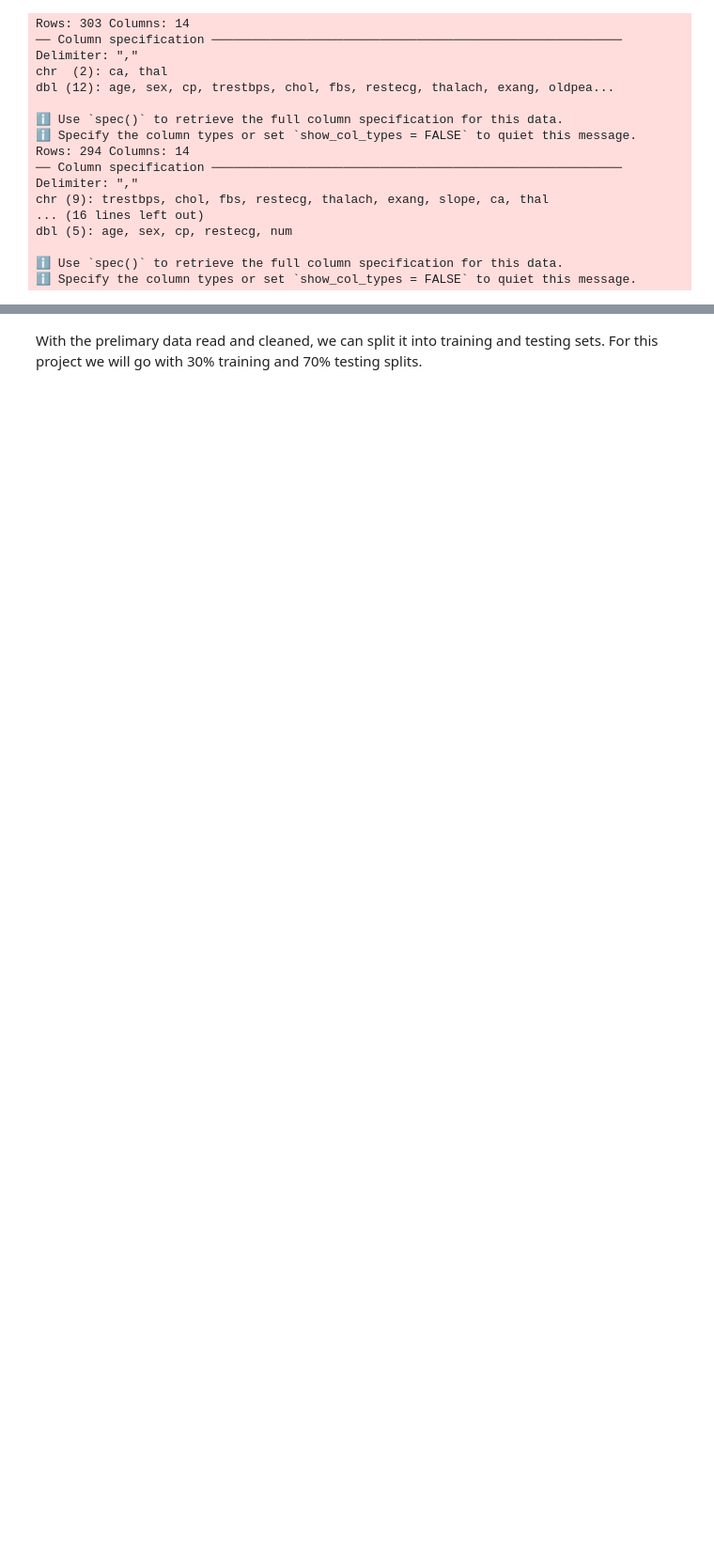
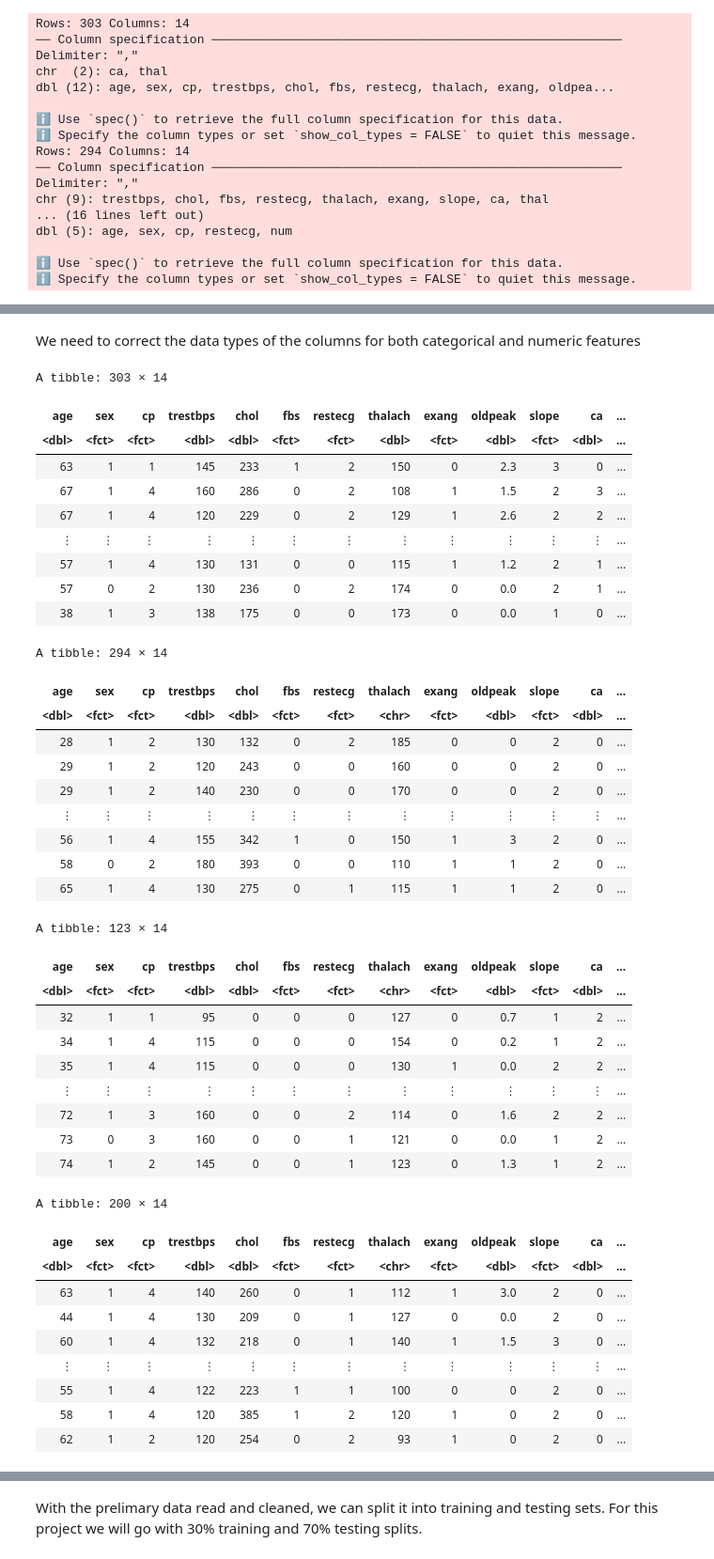
Before and after one commit to Oscar-Yik/dsci-100-project, a Jupyter notebook: DSCI 100 Project Proposal.ipynb, the cells around one changed output, grey strips where cells are left out. Shown at 94% size. Drawn from its saved outputs; the diff is of its cells as text; code cells hidden in the pictures; blank space fills up the shorter version.

```diff
--- a/DSCI 100 Project Proposal.ipynb
+++ b/DSCI 100 Project Proposal.ipynb
@@ -72,0 +165,70 @@ We also want to get rid of missing values in the data so our models don't fail
+# %% [markdown]
+We need to correct the data types of the columns for both categorical and numeric features
+# %%
+# Factor: sex, cp, fbs, restecg, exang, slope, thal, num
+correct_types <- function(data) {
+    result <- data |>
+        mutate(sex = as_factor(sex)) |>
+        mutate(cp = as_factor(cp)) |>
+        mutate(fbs = as_factor(fbs)) |>
+        mutate(restecg = as_factor(restecg)) |>
+        mutate(exang = as_factor(exang)) |>
+        mutate(slope = as_factor(slope)) |>
+        mutate(thal = as_factor(thal)) |>
+        mutate(ca = as.numeric(ca)) |>
+        mutate(age = as.numeric(age)) |>
+        mutate(trestbps = as.numeric(trestbps)) |>
+        mutate(chol = as.numeric(chol)) |>
+        mutate(oldpeak = as.numeric(oldpeak))
+    return(result)
+}
+
+heart_disease_C <- correct_types(heart_disease_C)
+heart_disease_H <- correct_types(heart_disease_H)
+heart_disease_S <- correct_types(heart_disease_S)
+heart_disease_V <- correct_types(heart_disease_V)
+heart_disease_C
+heart_disease_H
+heart_disease_S
+heart_disease_V
+# %% [output]
+A tibble: 303 × 14
+| age | sex | cp | trestbps | chol | fbs | restecg | thalach | exang | oldpeak | slope | ca | ... |
+| <dbl> | <fct> | <fct> | <dbl> | <dbl> | <fct> | <fct> | <dbl> | <fct> | <dbl> | <fct> | <dbl> | ... |
+| 63 | 1 | 1 | 145 | 233 | 1 | 2 | 150 | 0 | 2.3 | 3 | 0 | ... |
+| 67 | 1 | 4 | 160 | 286 | 0 | 2 | 108 | 1 | 1.5 | 2 | 3 | ... |
+| 67 | 1 | 4 | 120 | 229 | 0 | 2 | 129 | 1 | 2.6 | 2 | 2 | ... |
+| ⋮ | ⋮ | ⋮ | ⋮ | ⋮ | ⋮ | ⋮ | ⋮ | ⋮ | ⋮ | ⋮ | ⋮ | ... |
+| 57 | 1 | 4 | 130 | 131 | 0 | 0 | 115 | 1 | 1.2 | 2 | 1 | ... |
+| 57 | 0 | 2 | 130 | 236 | 0 | 2 | 174 | 0 | 0.0 | 2 | 1 | ... |
+| 38 | 1 | 3 | 138 | 175 | 0 | 0 | 173 | 0 | 0.0 | 1 | 0 | ... |
+A tibble: 294 × 14
+| age | sex | cp | trestbps | chol | fbs | restecg | thalach | exang | oldpeak | slope | ca | ... |
+| <dbl> | <fct> | <fct> | <dbl> | <dbl> | <fct> | <fct> | <chr> | <fct> | <dbl> | <fct> | <dbl> | ... |
+| 28 | 1 | 2 | 130 | 132 | 0 | 2 | 185 | 0 | 0 | 2 | 0 | ... |
+| 29 | 1 | 2 | 120 | 243 | 0 | 0 | 160 | 0 | 0 | 2 | 0 | ... |
+| 29 | 1 | 2 | 140 | 230 | 0 | 0 | 170 | 0 | 0 | 2 | 0 | ... |
+| ⋮ | ⋮ | ⋮ | ⋮ | ⋮ | ⋮ | ⋮ | ⋮ | ⋮ | ⋮ | ⋮ | ⋮ | ... |
+| 56 | 1 | 4 | 155 | 342 | 1 | 0 | 150 | 1 | 3 | 2 | 0 | ... |
+| 58 | 0 | 2 | 180 | 393 | 0 | 0 | 110 | 1 | 1 | 2 | 0 | ... |
+| 65 | 1 | 4 | 130 | 275 | 0 | 1 | 115 | 1 | 1 | 2 | 0 | ... |
+A tibble: 123 × 14
+| age | sex | cp | trestbps | chol | fbs | restecg | thalach | exang | oldpeak | slope | ca | ... |
+| <dbl> | <fct> | <fct> | <dbl> | <dbl> | <fct> | <fct> | <chr> | <fct> | <dbl> | <fct> | <dbl> | ... |
+| 32 | 1 | 1 | 95 | 0 | 0 | 0 | 127 | 0 | 0.7 | 1 | 2 | ... |
+| 34 | 1 | 4 | 115 | 0 | 0 | 0 | 154 | 0 | 0.2 | 1 | 2 | ... |
+| 35 | 1 | 4 | 115 | 0 | 0 | 0 | 130 | 1 | 0.0 | 2 | 2 | ... |
+| ⋮ | ⋮ | ⋮ | ⋮ | ⋮ | ⋮ | ⋮ | ⋮ | ⋮ | ⋮ | ⋮ | ⋮ | ... |
+| 72 | 1 | 3 | 160 | 0 | 0 | 2 | 114 | 0 | 1.6 | 2 | 2 | ... |
+| 73 | 0 | 3 | 160 | 0 | 0 | 1 | 121 | 0 | 0.0 | 1 | 2 | ... |
+| 74 | 1 | 2 | 145 | 0 | 0 | 1 | 123 | 0 | 1.3 | 1 | 2 | ... |
+A tibble: 200 × 14
+| age | sex | cp | trestbps | chol | fbs | restecg | thalach | exang | oldpeak | slope | ca | ... |
+| <dbl> | <fct> | <fct> | <dbl> | <dbl> | <fct> | <fct> | <chr> | <fct> | <dbl> | <fct> | <dbl> | ... |
+| 63 | 1 | 4 | 140 | 260 | 0 | 1 | 112 | 1 | 3.0 | 2 | 0 | ... |
+| 44 | 1 | 4 | 130 | 209 | 0 | 1 | 127 | 0 | 0.0 | 2 | 0 | ... |
+| 60 | 1 | 4 | 132 | 218 | 0 | 1 | 140 | 1 | 1.5 | 3 | 0 | ... |
+| ⋮ | ⋮ | ⋮ | ⋮ | ⋮ | ⋮ | ⋮ | ⋮ | ⋮ | ⋮ | ⋮ | ⋮ | ... |
+| 55 | 1 | 4 | 122 | 223 | 1 | 1 | 100 | 0 | 0 | 2 | 0 | ... |
+| 58 | 1 | 4 | 120 | 385 | 1 | 2 | 120 | 1 | 0 | 2 | 0 | ... |
+| 62 | 1 | 2 | 120 | 254 | 0 | 2 | 93 | 1 | 0 | 2 | 0 | ... |
```
Also changed, not shown: parts of 19 cells of this notebook.
